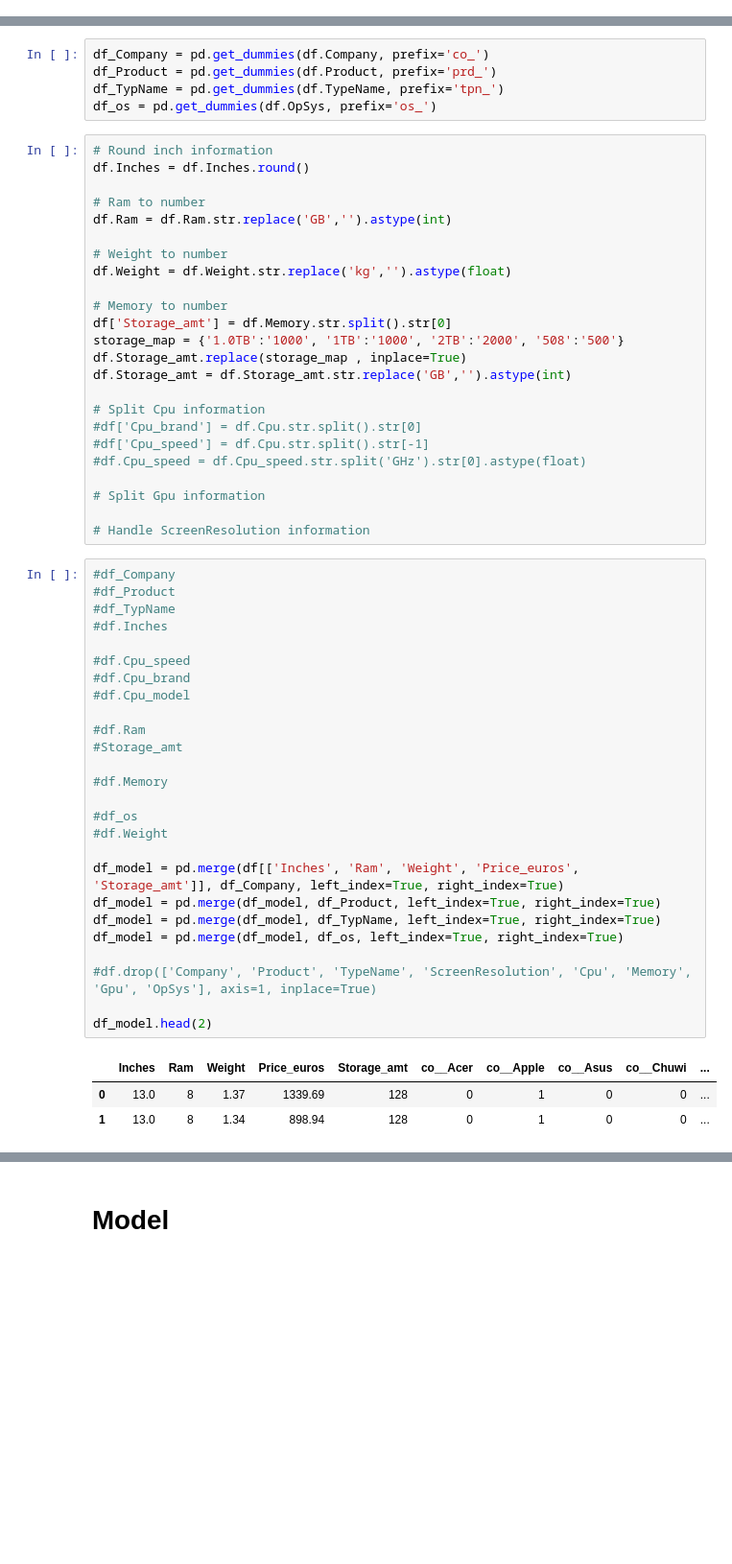
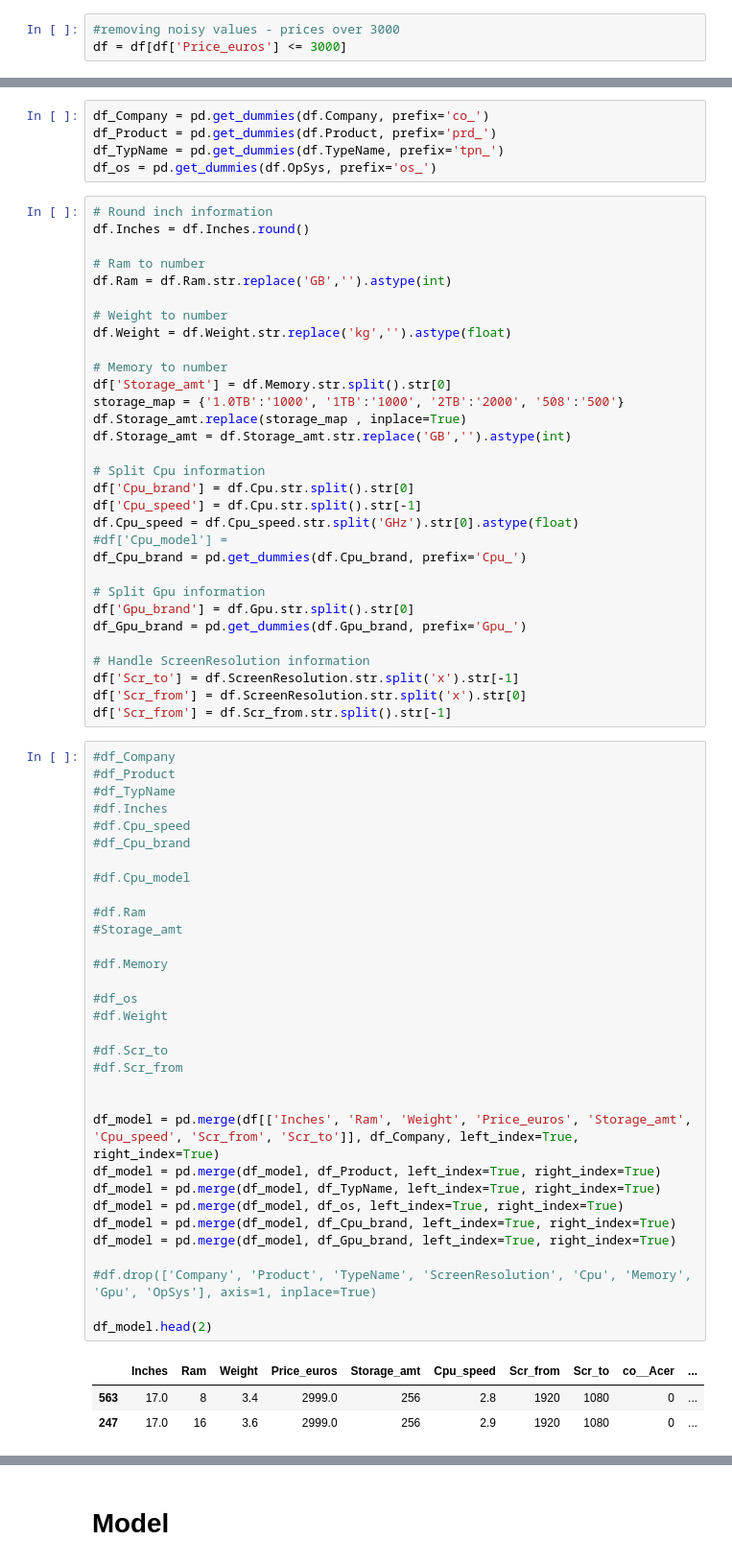
Before and after one commit to DanielKorenDataScience/RegressionProject, a Jupyter notebook: Regression Project.ipynb, the cells around one changed output, grey strips where cells are left out. Shown at 96% size. Saved outputs shown, nothing was run; the diff lists cells and outputs as text; blank space fills up the shorter version.

```diff
--- a/Regression Project.ipynb
+++ b/Regression Project.ipynb
@@ -232,3 +247,6 @@ sns.heatmap(corr_df , vmax=1, square=True, annot=False, cmap='YlGnBu')
+# %%
+#removing noisy values - prices over 3000
+df = df[df['Price_euros'] <= 3000]
 # %% [markdown]
 # **Data Manipulation**
 # %%
@@ -276,40 +294,53 @@ df.Storage_amt.replace(storage_map , inplace=True)
 df.Storage_amt = df.Storage_amt.str.replace('GB','').astype(int)
 
 # Split Cpu information
-#df['Cpu_brand'] = df.Cpu.str.split().str[0]
-#df['Cpu_speed'] = df.Cpu.str.split().str[-1]
-#df.Cpu_speed = df.Cpu_speed.str.split('GHz').str[0].astype(float)
+df['Cpu_brand'] = df.Cpu.str.split().str[0]
+df['Cpu_speed'] = df.Cpu.str.split().str[-1]
+df.Cpu_speed = df.Cpu_speed.str.split('GHz').str[0].astype(float)
+#df['Cpu_model'] =
+df_Cpu_brand = pd.get_dummies(df.Cpu_brand, prefix='Cpu_')
 
 # Split Gpu information
+df['Gpu_brand'] = df.Gpu.str.split().str[0]
+df_Gpu_brand = pd.get_dummies(df.Gpu_brand, prefix='Gpu_')
 
 # Handle ScreenResolution information
+df['Scr_to'] = df.ScreenResolution.str.split('x').str[-1]
+df['Scr_from'] = df.ScreenResolution.str.split('x').str[0]
+df['Scr_from'] = df.Scr_from.str.split().str[-1]
 # %%
 #df_Company
 #df_Product
 #df_TypName
 #df.Inches
+#df.Cpu_speed
+#df_Cpu_brand
 
-#df.Cpu_speed
-#df.Cpu_brand
 #df.Cpu_model
 
 #df.Ram
 #Storage_amt
 
 #df.Memory
 
 #df_os
 #df.Weight
 
-df_model = pd.merge(df[['Inches', 'Ram', 'Weight', 'Price_euros', 'Storage_amt']], df_Company, left_index=True, right_index=True)
+#df.Scr_to
+#df.Scr_from
+
+
+df_model = pd.merge(df[['Inches', 'Ram', 'Weight', 'Price_euros', 'Storage_amt', 'Cpu_speed', 'Scr_from', 'Scr_to']], df_Company, left_index=True, right_index=True)
 df_model = pd.merge(df_model, df_Product, left_index=True, right_index=True)
 df_model = pd.merge(df_model, df_TypName, left_index=True, right_index=True)
 df_model = pd.merge(df_model, df_os, left_index=True, right_index=True)
+df_model = pd.merge(df_model, df_Cpu_brand, left_index=True, right_index=True)
+df_model = pd.merge(df_model, df_Gpu_brand, left_index=True, right_index=True)
 
 #df.drop(['Company', 'Product', 'TypeName', 'ScreenResolution', 'Cpu', 'Memory', 'Gpu', 'OpSys'], axis=1, inplace=True)
 
 df_model.head(2)
 # %% [output]
-|  | Inches | Ram | Weight | Price_euros | Storage_amt | co__Acer | co__Apple | co__Asus | co__Chuwi | ... |
-| 0 | 13.0 | 8 | 1.37 | 1339.69 | 128 | 0 | 1 | 0 | 0 | ... |
-| 1 | 13.0 | 8 | 1.34 | 898.94 | 128 | 0 | 1 | 0 | 0 | ... |
+|  | Inches | Ram | Weight | Price_euros | Storage_amt | Cpu_speed | Scr_from | Scr_to | co__Acer | ... |
+| 563 | 17.0 | 8 | 3.4 | 2999.0 | 256 | 2.8 | 1920 | 1080 | 0 | ... |
+| 247 | 17.0 | 16 | 3.6 | 2999.0 | 256 | 2.9 | 1920 | 1080 | 0 | ... |
```
Also changed, not shown: parts of 23 cells of this notebook.
